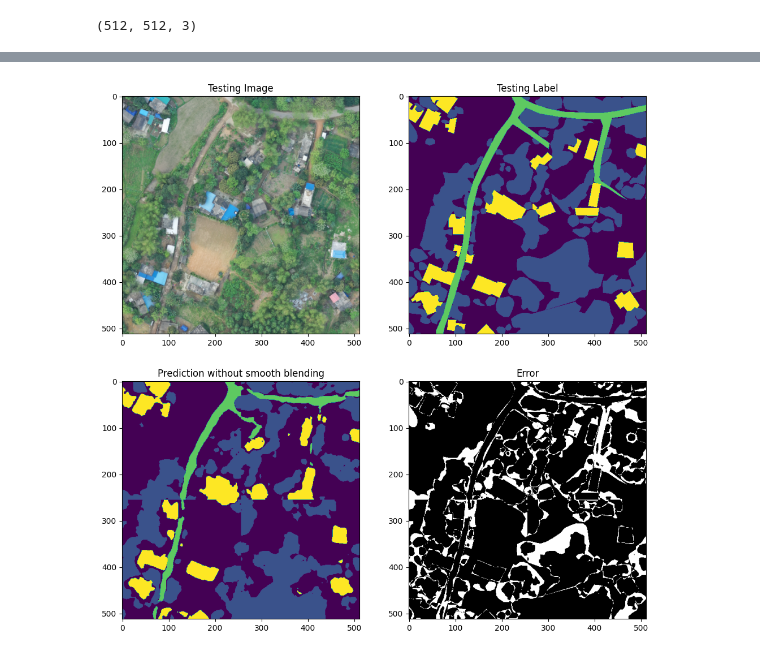
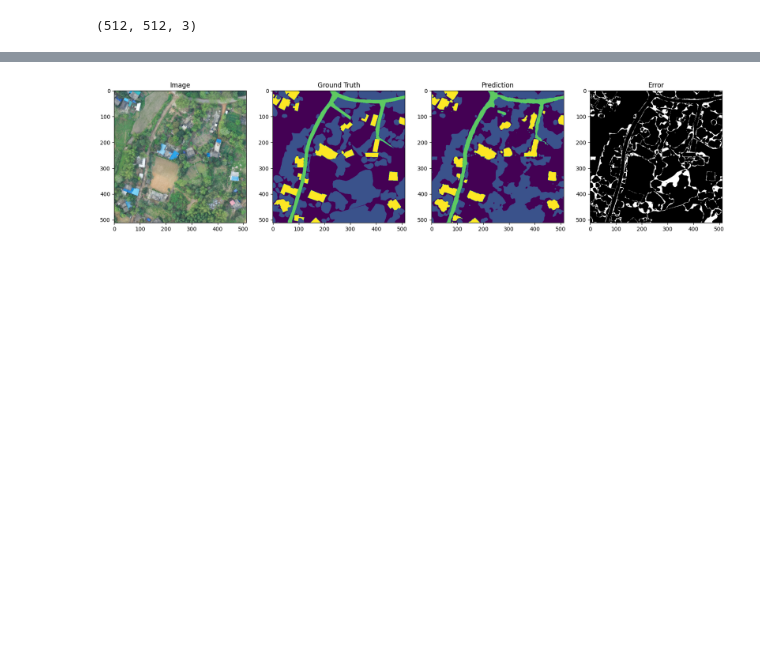
Before and after one commit to hssh18121/do_an_test, a Jupyter notebook: infer_light_weight_model.ipynb, the cells around one changed output, grey strips where cells are left out. Saved outputs shown, nothing was run; the diff lists cells and outputs as text; code cells hidden in the pictures; blank space fills up the shorter version.

```diff
--- a/infer_light_weight_model.ipynb
+++ b/infer_light_weight_model.ipynb
@@ -71,5 +70,5 @@ from models import SegFormer_B0
 # %%
-checkpoint_path = "../weights/augmented_segformer_B0/cp.weights.h5"
+checkpoint_path = "../weights/best_lightweight_model/cp.weights.h5"
 model = SegFormer_B0(input_shape = (256,256,3), num_classes = 5)
 model.compile('Adam', loss=sm.losses.dice_loss, metrics=[sm.metrics.iou_score],)
 model.load_weights(checkpoint_path)
@@ -164,25 +170,27 @@ plt.show()
 
 # final_prediction = np.argmax(predictions_smooth, axis=2)
 # %%
-plt.figure(figsize=(12, 12))
-plt.subplot(221)
-plt.title('Testing Image')
+plt.figure(figsize=(20, 5))
+plt.subplot(141)
+plt.title('Image')
 plt.imshow(img)
-plt.subplot(222)
-plt.title('Testing Label')
+plt.subplot(142)
+plt.title('Ground Truth')
 plt.imshow(mask, vmin=0, vmax=4)
-plt.subplot(223)
-plt.title('Prediction without smooth blending')
+plt.subplot(143)
+plt.title('Prediction')
 plt.imshow(unpatched_prediction, vmin=0, vmax=4)
 # plt.subplot(223)
-# plt.title('Prediction with smooth blending')
-# plt.imshow(final_prediction)
-plt.subplot(224)
+# plt.title('Error with smooth prediction')
+# error = (mask != final_prediction)
+# error = error.astype('float32')
+# plt.imshow(error, cmap='gray')
+
+plt.subplot(144)
 plt.title('Error')
 error = (mask != unpatched_prediction)
 error = error.astype('float32')
 plt.imshow(error, cmap='gray')
-
 plt.show()
 # %% [output]
-[figure, old version]
+[figure, new version]
```
Also changed, not shown: parts of 7 cells of this notebook, 41 other files.
